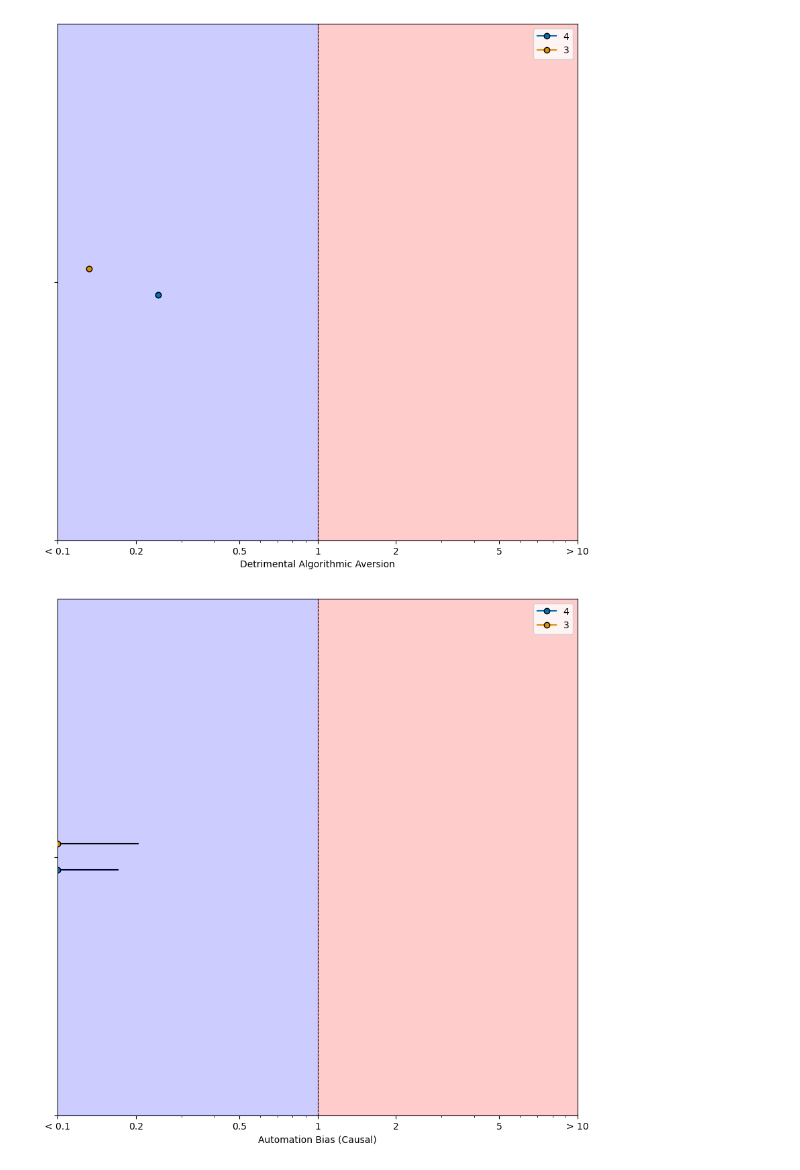
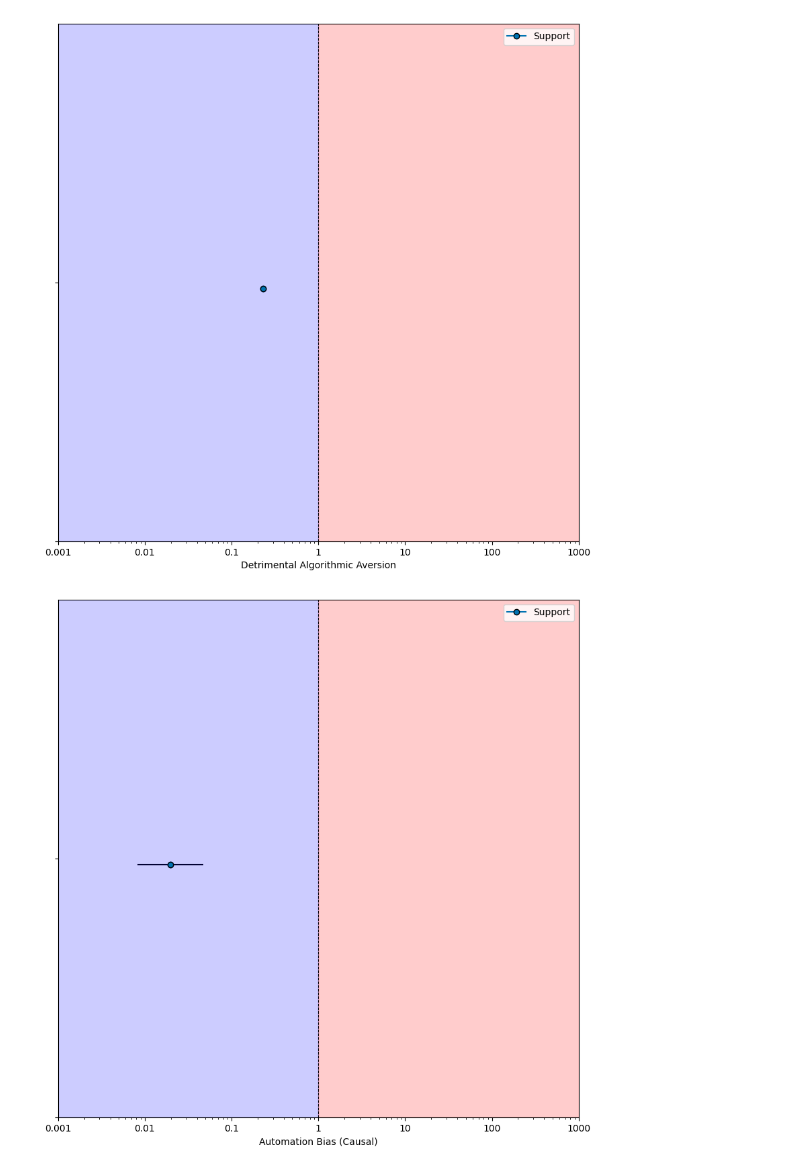
Before and after one commit to MUDILab/evaluate-human-ai-interaction, a Jupyter notebook: examples/example_chi_diagrams.ipynb, the cells around one changed output. Cells and saved outputs as stored; diff of their text form; code cells hidden in the pictures.

```diff
--- a/examples/example_chi_diagrams.ipynb
+++ b/examples/example_chi_diagrams.ipynb
@@ -11,7 +11,7 @@ diagrams = []
 # %%
 import pandas as pd
 
-filename = "../data/shadows2_correct.csv"
+filename = "../data/groups_reliances.csv"
 data = pd.read_csv(filename)
-data
+data.head(5)
 # %% [output]
@@ -365,13 +358,13 @@ def compute_dominance(data, cut=False):
                 algorithmic_appreciation = data_temp[(data_temp["HD1"] == 0) & (data_temp["AI"] == 1) & (data_temp["FHD"] == 1)].shape[0]/data_temp.shape[0]
                 conservatism_bias = data_temp[(data_temp["HD1"] == 0) & (data_temp["AI"] == 1) & (data_temp["FHD"] == 0)].shape[0]/data_temp.shape[0]
 
-                logodds_ab.loc[s,v] = np.log(automation_bias/(1-automation_bias)*(1-algorithmic_aversion)/algorithmic_aversion)
+                logodds_ab.loc[s,v] = np.log(automation_bias/(1-automation_bias+0.001)*(1-algorithmic_aversion)/(algorithmic_aversion+0.001))
                 stds_ab.loc[s,v] =  1/(automation_bias*data_temp.shape[0] + 0.0000001)
                 stds_ab.loc[s,v] =+ 1/(algorithmic_aversion*data_temp.shape[0]+ 0.0000001)
                 stds_ab.loc[s,v] =+ 1/(data_temp.shape[0] - automation_bias*data_temp.shape[0]+ 0.0000001)
                 stds_ab.loc[s,v] =+ 1/(data_temp.shape[0] - algorithmic_aversion*data_temp.shape[0]+ 0.0000001)
 
-                logodds_av.loc[s,v] = np.log(conservatism_bias/(1 - conservatism_bias)*(1-algorithmic_appreciation)/algorithmic_appreciation)
+                logodds_av.loc[s,v] = np.log(conservatism_bias/(1 - conservatism_bias+0.001)*(1-algorithmic_appreciation)/(0.001+algorithmic_appreciation))
                 stds_av.loc[s,v] =  1/(conservatism_bias*data_temp.shape[0]+ 0.0000001)
                 stds_av.loc[s,v] =+ 1/(algorithmic_appreciation*data_temp.shape[0]+ 0.0000001)
                 stds_av.loc[s,v] =+ 1/(data_temp.shape[0] - conservatism_bias*data_temp.shape[0]+ 0.0000001)
@@ -441,5 +434,5 @@ def compute_chi_diagrams(data, cut=False):
     #return reliance, cer - aier, 1/(cer - aier), aier/cer, 1 - aier/cer, lower_gen, upper_gen, lower_ab, upper_ab, lower_av, upper_av, lower_ab_caus, upper_ab_caus, lower_av_caus, upper_av_caus
     return diagrams
 # %%
-diagrams = compute_chi_diagrams(data, cut=True)
+diagrams = compute_chi_diagrams(data)
 # %% [output]
@@ -448,2 +441,2 @@ diagrams = compute_chi_diagrams(data, cut=True)
-[figure, old version]
+[figure, new version]
-[figure, old version]
+[figure, new version]
```
Also changed, not shown: parts of 4 cells of this notebook, 1 other file.
